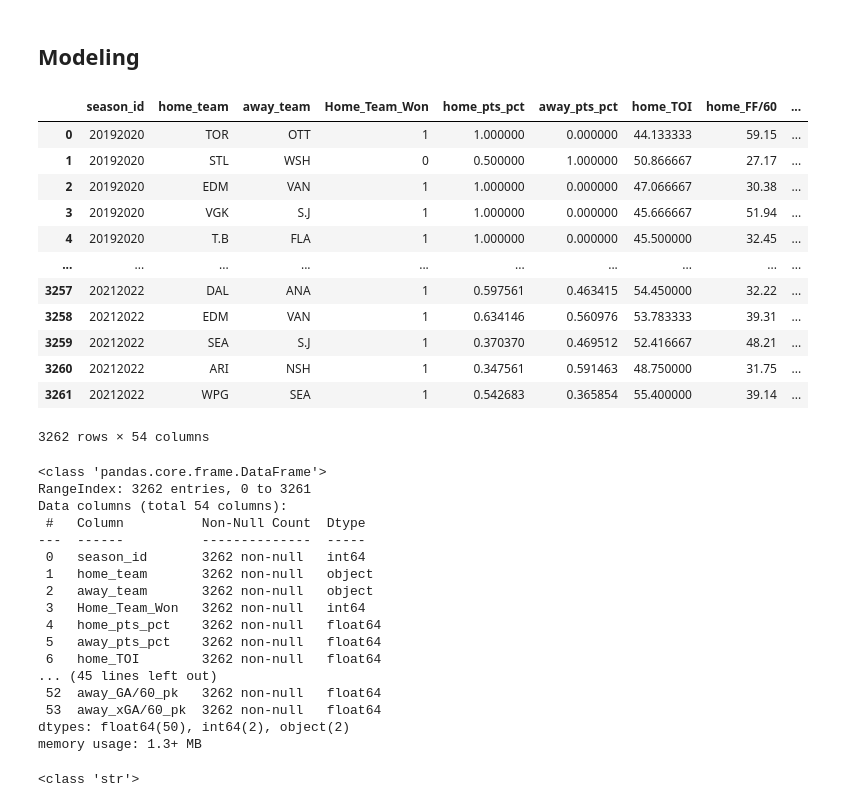
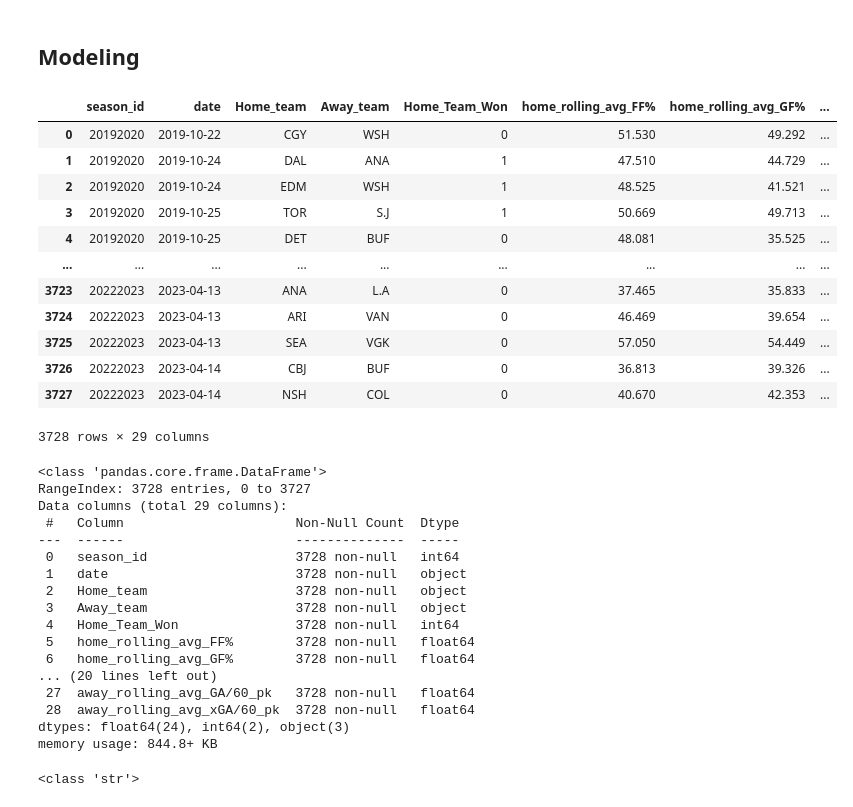
Before and after one commit to jbenasuli/nhl-predictons, a Jupyter notebook: nhl-predictions-sandbox.ipynb, the cells around one changed output. Cells and saved outputs as stored; diff of their text form; code cells hidden in the pictures.

```diff
--- a/nhl-predictions-sandbox.ipynb
+++ b/nhl-predictions-sandbox.ipynb
@@ -88,42 +94,42 @@ set_config(display= 'diagram')
 ##  Modeling
 # %%
 # load modeling df
-modeling_df = pd.read_csv('modeling_data.csv')
+modeling_df = pd.read_csv('modeling_final.csv', index_col=False)
 modeling_df
 # %% [output]
-|  | season_id | home_team | away_team | Home_Team_Won | home_pts_pct | away_pts_pct | home_TOI | home_FF/60 | ... |
-| 0 | 20192020 | TOR | OTT | 1 | 1.000000 | 0.000000 | 44.133333 | 59.15 | ... |
-| 1 | 20192020 | STL | WSH | 0 | 0.500000 | 1.000000 | 50.866667 | 27.17 | ... |
-| 2 | 20192020 | EDM | VAN | 1 | 1.000000 | 0.000000 | 47.066667 | 30.38 | ... |
-| 3 | 20192020 | VGK | S.J | 1 | 1.000000 | 0.000000 | 45.666667 | 51.94 | ... |
-| 4 | 20192020 | T.B | FLA | 1 | 1.000000 | 0.000000 | 45.500000 | 32.45 | ... |
-| ... | ... | ... | ... | ... | ... | ... | ... | ... | ... |
-| 3257 | 20212022 | DAL | ANA | 1 | 0.597561 | 0.463415 | 54.450000 | 32.22 | ... |
-| 3258 | 20212022 | EDM | VAN | 1 | 0.634146 | 0.560976 | 53.783333 | 39.31 | ... |
-| 3259 | 20212022 | SEA | S.J | 1 | 0.370370 | 0.469512 | 52.416667 | 48.21 | ... |
-| 3260 | 20212022 | ARI | NSH | 1 | 0.347561 | 0.591463 | 48.750000 | 31.75 | ... |
-| 3261 | 20212022 | WPG | SEA | 1 | 0.542683 | 0.365854 | 55.400000 | 39.14 | ... |
+|  | season_id | date | Home_team | Away_team | Home_Team_Won | home_rolling_avg_FF% | home_rolling_avg_GF% | ... |
+| 0 | 20192020 | 2019-10-22 | CGY | WSH | 0 | 51.530 | 49.292 | ... |
+| 1 | 20192020 | 2019-10-24 | DAL | ANA | 1 | 47.510 | 44.729 | ... |
+| 2 | 20192020 | 2019-10-24 | EDM | WSH | 1 | 48.525 | 41.521 | ... |
+| 3 | 20192020 | 2019-10-25 | TOR | S.J | 1 | 50.669 | 49.713 | ... |
+| 4 | 20192020 | 2019-10-25 | DET | BUF | 0 | 48.081 | 35.525 | ... |
+| ... | ... | ... | ... | ... | ... | ... | ... | ... |
+| 3723 | 20222023 | 2023-04-13 | ANA | L.A | 0 | 37.465 | 35.833 | ... |
+| 3724 | 20222023 | 2023-04-13 | ARI | VAN | 0 | 46.469 | 39.654 | ... |
+| 3725 | 20222023 | 2023-04-13 | SEA | VGK | 0 | 57.050 | 54.449 | ... |
+| 3726 | 20222023 | 2023-04-14 | CBJ | BUF | 0 | 36.813 | 39.326 | ... |
+| 3727 | 20222023 | 2023-04-14 | NSH | COL | 0 | 40.670 | 42.353 | ... |
-3262 rows × 54 columns
+3728 rows × 29 columns
 # %%
 # inspect df
 modeling_df.info()
 # %% [output]
 <class 'pandas.core.frame.DataFrame'>
-RangeIndex: 3262 entries, 0 to 3261
-Data columns (total 54 columns):
- #   Column          Non-Null Count  Dtype
----  ------          --------------  -----
- 0   season_id       3262 non-null   int64
- 1   home_team       3262 non-null   object
- 2   away_team       3262 non-null   object
- 3   Home_Team_Won   3262 non-null   int64
- 4   home_pts_pct    3262 non-null   float64
- 5   away_pts_pct    3262 non-null   float64
- 6   home_TOI        3262 non-null   float64
-... (45 lines left out)
- 52  away_GA/60_pk   3262 non-null   float64
- 53  away_xGA/60_pk  3262 non-null   float64
-dtypes: float64(50), int64(2), object(2)
-memory usage: 1.3+ MB
+RangeIndex: 3728 entries, 0 to 3727
+Data columns (total 29 columns):
+ #   Column                      Non-Null Count  Dtype
+---  ------                      --------------  -----
+ 0   season_id                   3728 non-null   int64
+ 1   date                        3728 non-null   object
+ 2   Home_team                   3728 non-null   object
+ 3   Away_team                   3728 non-null   object
+ 4   Home_Team_Won               3728 non-null   int64
+ 5   home_rolling_avg_FF%        3728 non-null   float64
+ 6   home_rolling_avg_GF%        3728 non-null   float64
+... (20 lines left out)
+ 27  away_rolling_avg_GA/60_pk   3728 non-null   float64
+ 28  away_rolling_avg_xGA/60_pk  3728 non-null   float64
+dtypes: float64(24), int64(2), object(3)
+memory usage: 844.8+ KB
 # %%
 # drop team names and convert season id back to string
```
Also changed, not shown: parts of 82 cells of this notebook, 15 other files.
